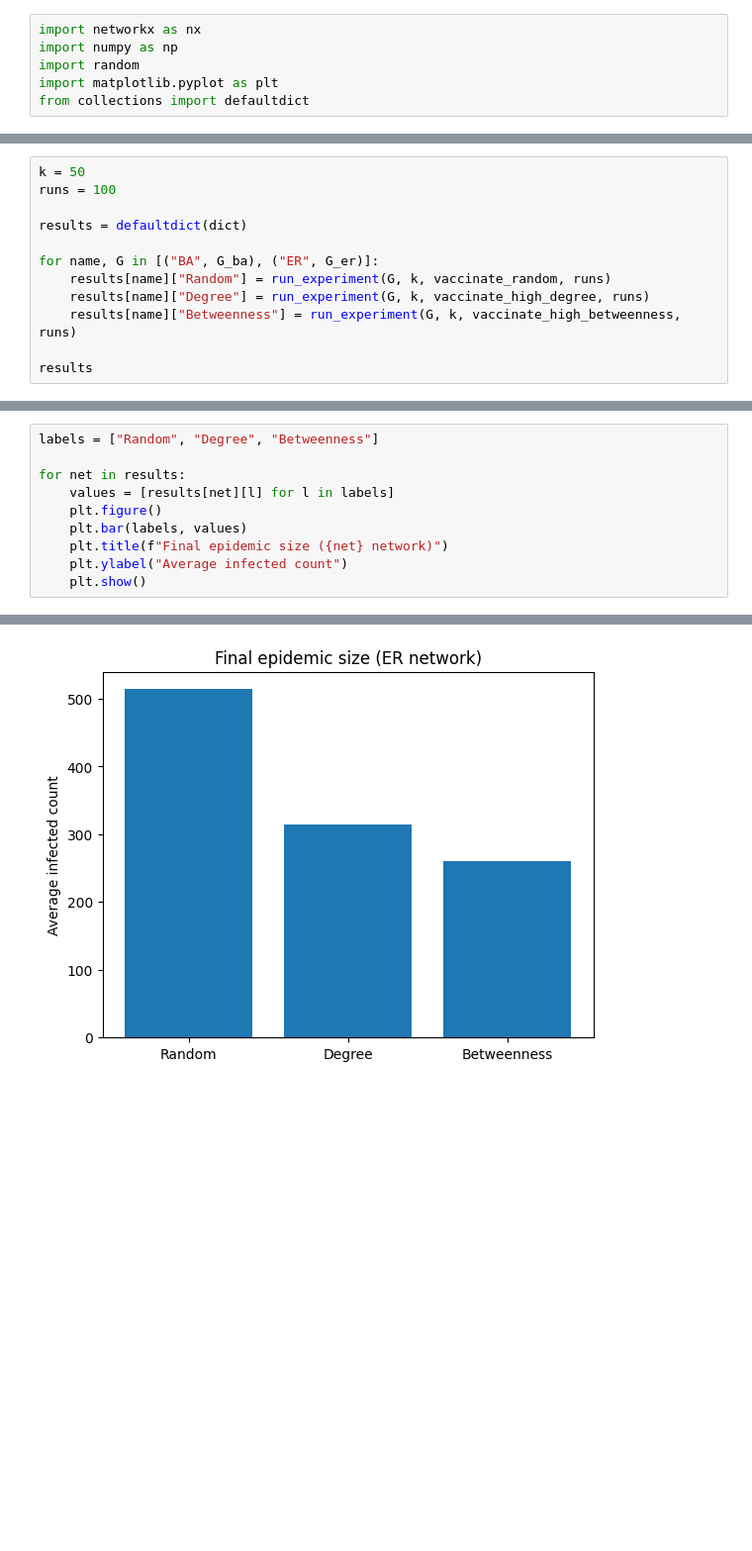
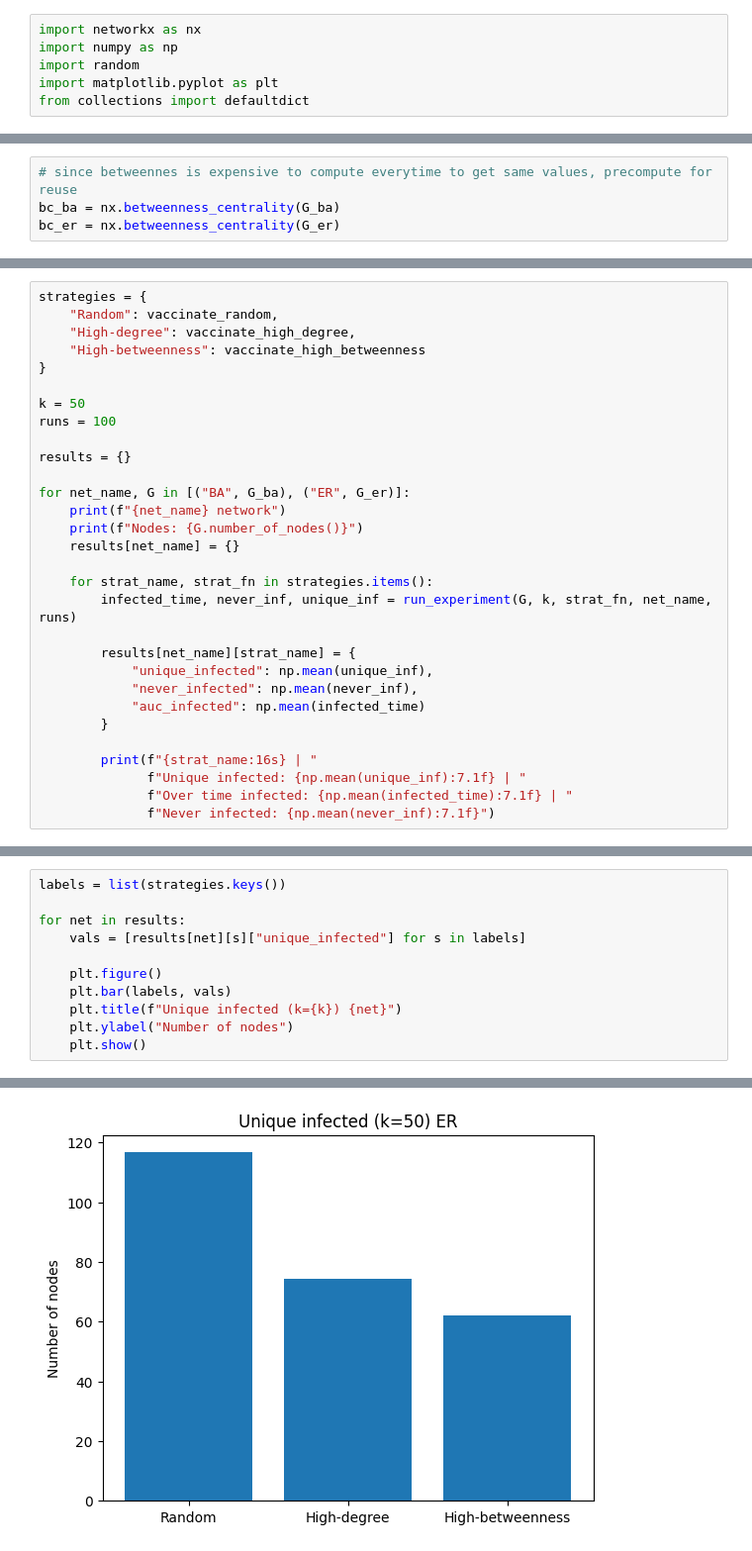
Before and after one commit to Eric-IIP/HumanCenteredAI-B-NetworkScience, a Jupyter notebook: exercise1.ipynb, the cells around one changed output, grey strips where cells are left out. Shown at 99% size. Drawn from its saved outputs; the diff is of its cells as text; blank space fills up the shorter version.

```diff
--- a/exercise1.ipynb
+++ b/exercise1.ipynb
@@ -19 +19,5 @@ print(G_er.number_of_nodes(), G_er.number_of_edges())
+# %%
+# since betweennes is expensive to compute everytime to get same values, precompute for reuse
+bc_ba = nx.betweenness_centrality(G_ba)
+bc_er = nx.betweenness_centrality(G_er)
 # %%
@@ -82,13 +104,31 @@ def run_experiment(G, k, strategy_fn, runs=100):
 # %%
+strategies = {
+    "Random": vaccinate_random,
+    "High-degree": vaccinate_high_degree,
+    "High-betweenness": vaccinate_high_betweenness
+}
+
 k = 50
 runs = 100
 
-results = defaultdict(dict)
+results = {}
 
-for name, G in [("BA", G_ba), ("ER", G_er)]:
-    results[name]["Random"] = run_experiment(G, k, vaccinate_random, runs)
-    results[name]["Degree"] = run_experiment(G, k, vaccinate_high_degree, runs)
-    results[name]["Betweenness"] = run_experiment(G, k, vaccinate_high_betweenness, runs)
+for net_name, G in [("BA", G_ba), ("ER", G_er)]:
+    print(f"{net_name} network")
+    print(f"Nodes: {G.number_of_nodes()}")
+    results[net_name] = {}
 
-results
+    for strat_name, strat_fn in strategies.items():
+        infected_time, never_inf, unique_inf = run_experiment(G, k, strat_fn, net_name, runs)
+
+        results[net_name][strat_name] = {
+            "unique_infected": np.mean(unique_inf),
+            "never_infected": np.mean(never_inf),
+            "auc_infected": np.mean(infected_time)
+        }
+
+        print(f"{strat_name:16s} | "
+              f"Unique infected: {np.mean(unique_inf):7.1f} | "
+              f"Over time infected: {np.mean(infected_time):7.1f} | "
+              f"Never infected: {np.mean(never_inf):7.1f}")
 # %% [output]
@@ -98,11 +145,12 @@ defaultdict(dict,
 # %%
-labels = ["Random", "Degree", "Betweenness"]
+labels = list(strategies.keys())
 
 for net in results:
-    values = [results[net][l] for l in labels]
+    vals = [results[net][s]["unique_infected"] for s in labels]
+
     plt.figure()
-    plt.bar(labels, values)
-    plt.title(f"Final epidemic size ({net} network)")
-    plt.ylabel("Average infected count")
+    plt.bar(labels, vals)
+    plt.title(f"Unique infected (k={k}) {net}")
+    plt.ylabel("Number of nodes")
     plt.show()
 # %% [output]
@@ -110 +158 @@ for net in results:
-[figure, old version]
+[figure, new version]
```
Also changed, not shown: parts of 11 cells of this notebook, 1 other file.
